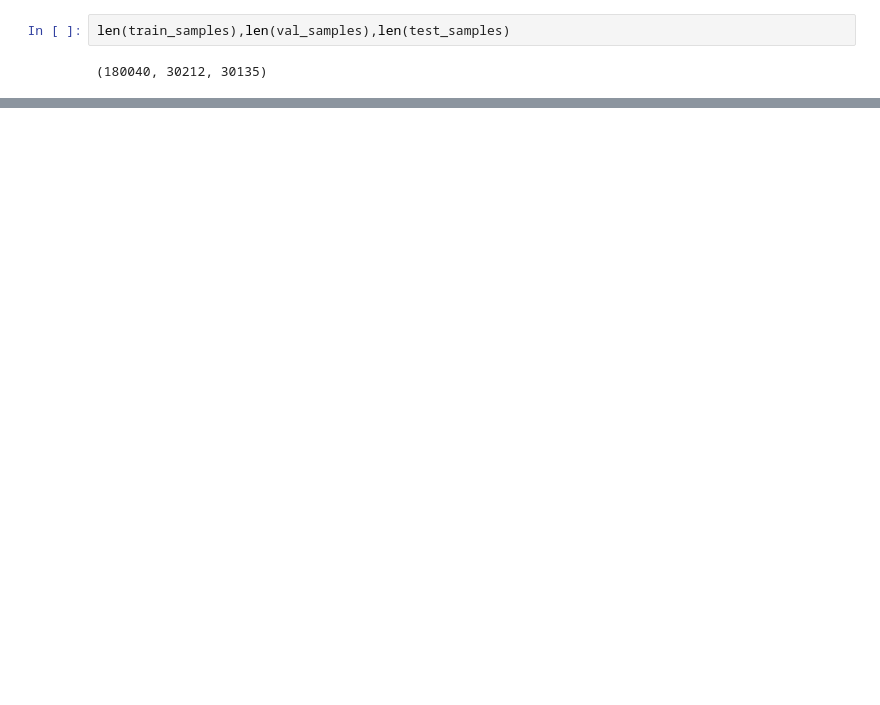
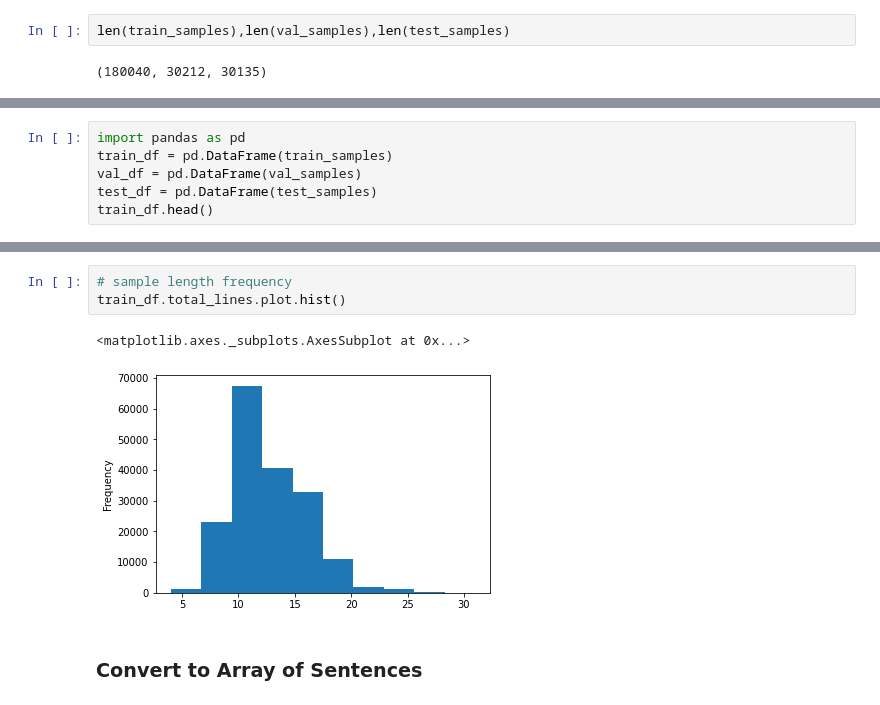
Before and after one commit to terrysu64/Machine-Learning-and-Data-Science-Projects, a Jupyter notebook: abstract_classifier.ipynb, the cells around one changed output, grey strips where cells are left out. Cells and saved outputs as stored; diff of their text form; blank space fills up the shorter version.

Commit message:
visualizing processed data

```diff
--- a/abstract_classifier.ipynb
+++ b/abstract_classifier.ipynb
@@ -170,0 +173,6 @@ len(train_samples),len(val_samples),len(test_samples)
+# %%
+import pandas as pd
+train_df = pd.DataFrame(train_samples)
+val_df = pd.DataFrame(val_samples)
+test_df = pd.DataFrame(test_samples)
+train_df.head()
@@ -170,0 +209,8 @@ len(train_samples),len(val_samples),len(test_samples)
+# %%
+# sample length frequency
+train_df.total_lines.plot.hist()
+# %% [output]
+<matplotlib.axes._subplots.AxesSubplot at 0x...>
+[figure, added]
+# %% [markdown]
+### Convert to Array of Sentences
```
Also changed, not shown: parts of 8 cells of this notebook.
